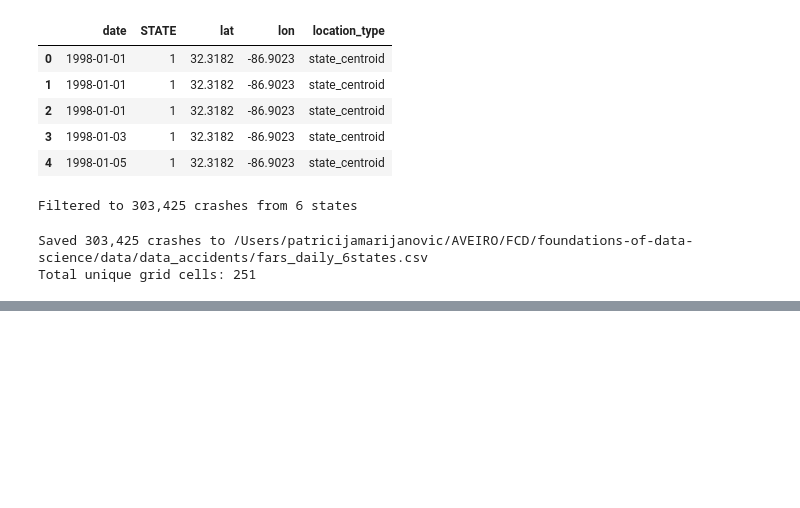
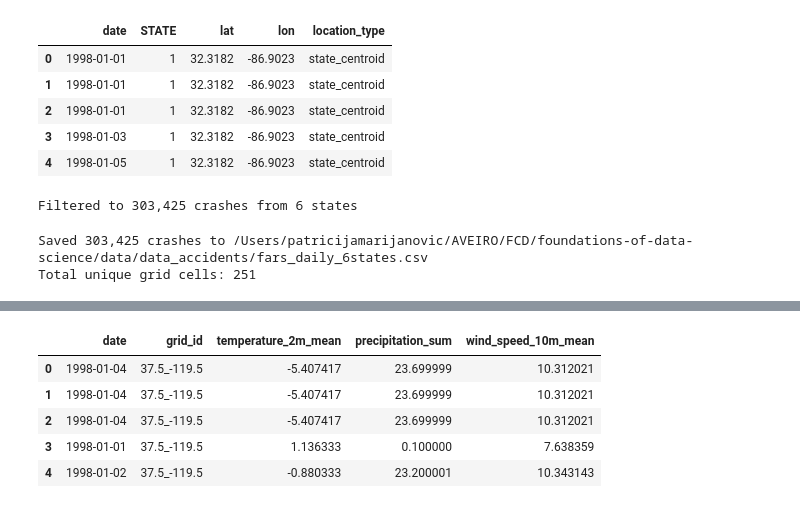
Before and after one commit to patricija-marijanovic/foundations-of-data-science, a Jupyter notebook: notebooks/data_modeling2.ipynb, the cells around one changed output, grey strips where cells are left out. Drawn from its saved outputs; the diff is of its cells as text; code cells hidden in the pictures; blank space fills up the shorter version.

```diff
--- a/notebooks/data_modeling2.ipynb
+++ b/notebooks/data_modeling2.ipynb
@@ -334,0 +329,29 @@ KeyboardInterrupt:
+# %%
+### Load crashes (date is datetime)
+df_crashes = pd.read_csv(data_folder / "fars_daily_6states.csv", parse_dates=['date'])
+
+# Load weather files
+import pathlib
+
+weather_files = list(pathlib.Path(grid_weather_dir).glob("*.parquet"))
+df_weather_all = pd.concat([pd.read_parquet(f) for f in weather_files], ignore_index=True)
+
+# 🔧 CRITICAL FIX: Convert weather 'date' from string to datetime
+df_weather_all['date'] = pd.to_datetime(df_weather_all['date'])
+
+# Now merge safely
+df_merged = pd.merge(
+    df_crashes[['date', 'grid_id']],
+    df_weather_all,
+    on=['date', 'grid_id'],
+    how='inner'
+)
+# %%
+df_merged.head()
+# %% [output]
+|  | date | grid_id | temperature_2m_mean | precipitation_sum | wind_speed_10m_mean |
+| 0 | 1998-01-04 | 37.5_-119.5 | -5.407417 | 23.699999 | 10.312021 |
+| 1 | 1998-01-04 | 37.5_-119.5 | -5.407417 | 23.699999 | 10.312021 |
+| 2 | 1998-01-04 | 37.5_-119.5 | -5.407417 | 23.699999 | 10.312021 |
+| 3 | 1998-01-01 | 37.5_-119.5 | 1.136333 | 0.100000 | 7.638359 |
+| 4 | 1998-01-02 | 37.5_-119.5 | -0.880333 | 23.200001 | 10.343143 |
```
Also changed, not shown: parts of 9 cells of this notebook, 3 other files.
